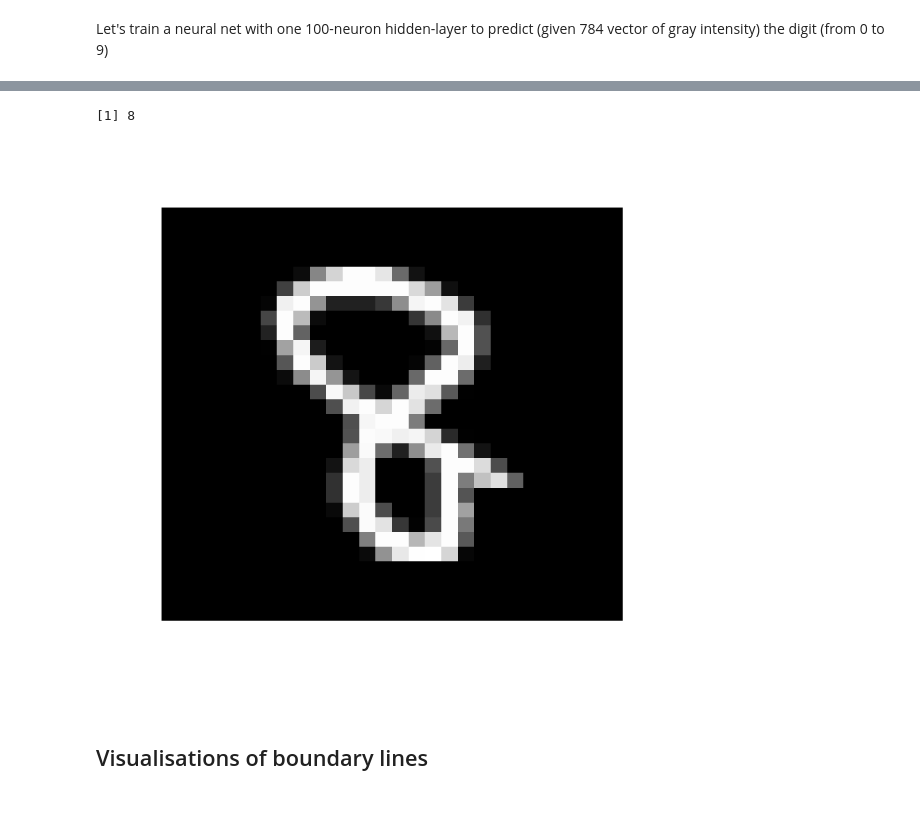
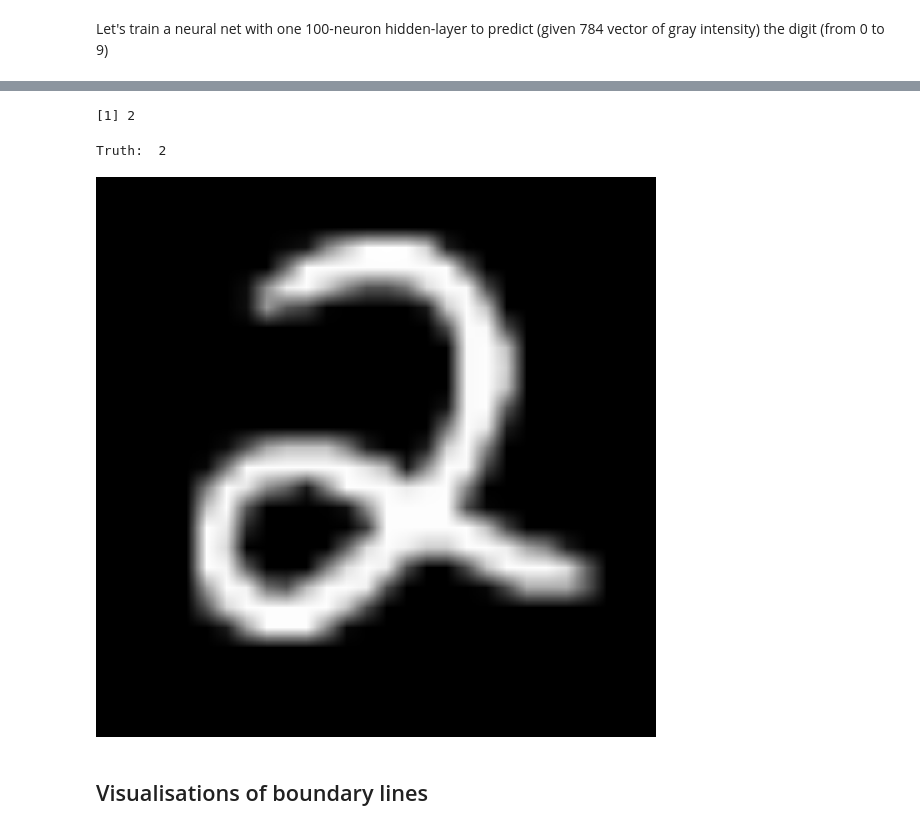
Before and after one commit to ilkarman/DemoNeuralNet, a Jupyter notebook: 03_NeuralNet.ipynb, the cells around one changed output, grey strips where cells are left out. Cells and saved outputs as stored; diff of their text form; code cells hidden in the pictures.

```diff
--- a/03_NeuralNet.ipynb
+++ b/03_NeuralNet.ipynb
@@ -44,3 +45,5 @@ cost_delta <- function(method, z, a, y)
+# %%
+cost_delta <- function(method, z, a, y) {if (method=='ce'){return (a-y)}}
 # %% [markdown]
 Perform stochastic-gradient descent to minimise cost function
 # %%
@@ -227,7 +240,8 @@ sigmoid_prime <- function(z){sigmoid(z)*(1-sigmoid(z))}
 # %% [markdown]
 #### This loads data into a format net accepts
 # %%
-train_test_from_df <- function(df, predict_col_index, train_ratio, shuffle_input = TRUE, scale_input=TRUE)
+train_test_from_df <- function(df, predict_col_index, train_ratio,
+                               shuffle_input = TRUE, scale_input=TRUE)
 {
   # Helper functions
   # Function to encode factor column as N-dummies
@@ -263,7 +277,6 @@ train_test_from_df <- function(df, predict_col_index, train_ratio, shuffle_input
   # Function to convert df to list of rows
   listfromdf <- function(df){as.list(as.data.frame(t(df)))}
 
-
   # Omit NAs (allow other options later)
   df <- na.omit(df)
   # Get list for X-data
@@ -369,12 +379,12 @@ evaluate(testing_data, biases, weights)  #0.97
 # Train
 mnist <- read.table('https://iliadl.blob.core.windows.net/nnet/mnist_train.csv', sep=",", header = FALSE)
 mnist$V1 <- factor(mnist$V1)
-training_data <- train_test_from_df(df = mnist, predict_col_index = 1, train_ratio = 1, scale_input = TRUE)[[1]]
+training_data <- train_test_from_df(df = mnist, predict_col_index = 1, train_ratio = 1)[[1]]
 
 # Test
 mnist <- read.table('https://iliadl.blob.core.windows.net/nnet/mnist_test.csv', sep=",", header = FALSE)
 mnist$V1 <- factor(mnist$V1)
-testing_data <- train_test_from_df(df = mnist, predict_col_index = 1, train_ratio = 1, scale_input = TRUE)[[1]]
+testing_data <- train_test_from_df(df = mnist, predict_col_index = 1, train_ratio = 1)[[1]]
 # %% [markdown]
 What does the data exactly look like?
 # %%
@@ -402,25 +411,19 @@ image(ex_plot, axes = FALSE, col = grey(seq(0, 1, length = 256)))
 Let's train a neural net with one 100-neuron hidden-layer to predict (given 784 vector of gray intensity) the digit (from 0 to 9)
 # %%
 # Input and output neurons
-input_neurons <- length(training_data[[1]][[1]])
-output_neurons <- length(training_data[[1]][[-1]])
+in_n <- length(training_data[[1]][[1]])
+out_n <- length(training_data[[1]][[-1]])
 
-# Step 1. Initialise nueral network (bias and weights for layers)
 # MNIST: 784, 100, 10 (one hidden-layer)
-create_neural_net <- neuralnetwork(c(input_neurons, 100, output_neurons))
-
-# Step 2. Train NN using SGD
 print("THIS WILL TAKE 20-30 MINUTES...")
-trained_net <- SGD(training_data=training_data,
-                   testing_data=testing_data,
-                   epochs=30,
-                   mini_batch_size=10,
-                   lr=3,
-                   C='ce',
-                   sizes=create_neural_net[[1]],
-                   num_layers=create_neural_net[[2]],
-                   biases=create_neural_net[[3]],
-                   weights=create_neural_net[[4]],
-                   verbose=TRUE)
+trained_net <- neuralnetwork(
+    sizes=c(in_n, 100, out_n),
+    training_data=training_data,
+    epochs=30,
+    mini_batch_size=10,
+    lr=3,
+    C='ce',
+    verbose=TRUE,
+    validation_data=testing_data)
 # %% [output]
 [1] "THIS WILL TAKE 20-30 MINUTES..."
@@ -454,19 +480,21 @@ evaluate(testing_data, biases, weights)  #0.96
 # %%
 # Test this out with one example
 # Do some machine-learning
-test_entry <- testing_data[[42]]
+test_entry <- testing_data[[2]]
 test_x <- test_entry[[1]]
 test_y <- test_entry[[2]]
 
 # Input
-image(matrix(test_x, nrow=28, ncol=28, byrow=FALSE),
-      axes = FALSE, col = grey(seq(0, 1, length = 256)))
+grid.raster(matrix(test_x, nrow=28, byrow=TRUE))
 
 # Output
 which.max(feedforward(test_x, biases, weights))-1
+# Truth
+cat("Truth: ", which.max(test_y)-1)
 # %% [output]
-[1] 8
+[1] 2
+Truth:  2
-[figure, old version]
+[figure, new version]
 # %% [markdown]
 ## Visualisations of boundary lines
 # %%
```
Also changed, not shown: parts of 24 cells of this notebook, 4 other files.
